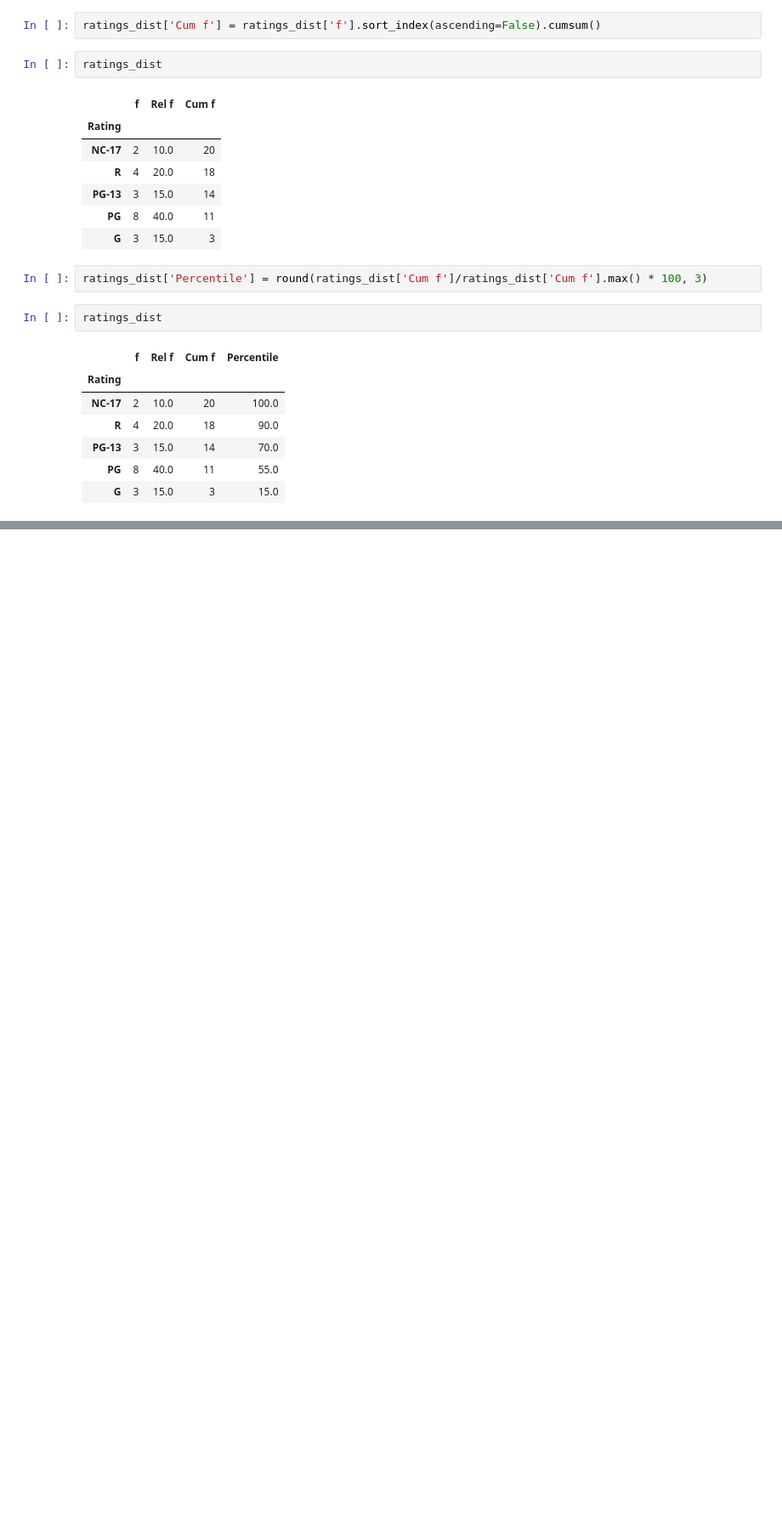
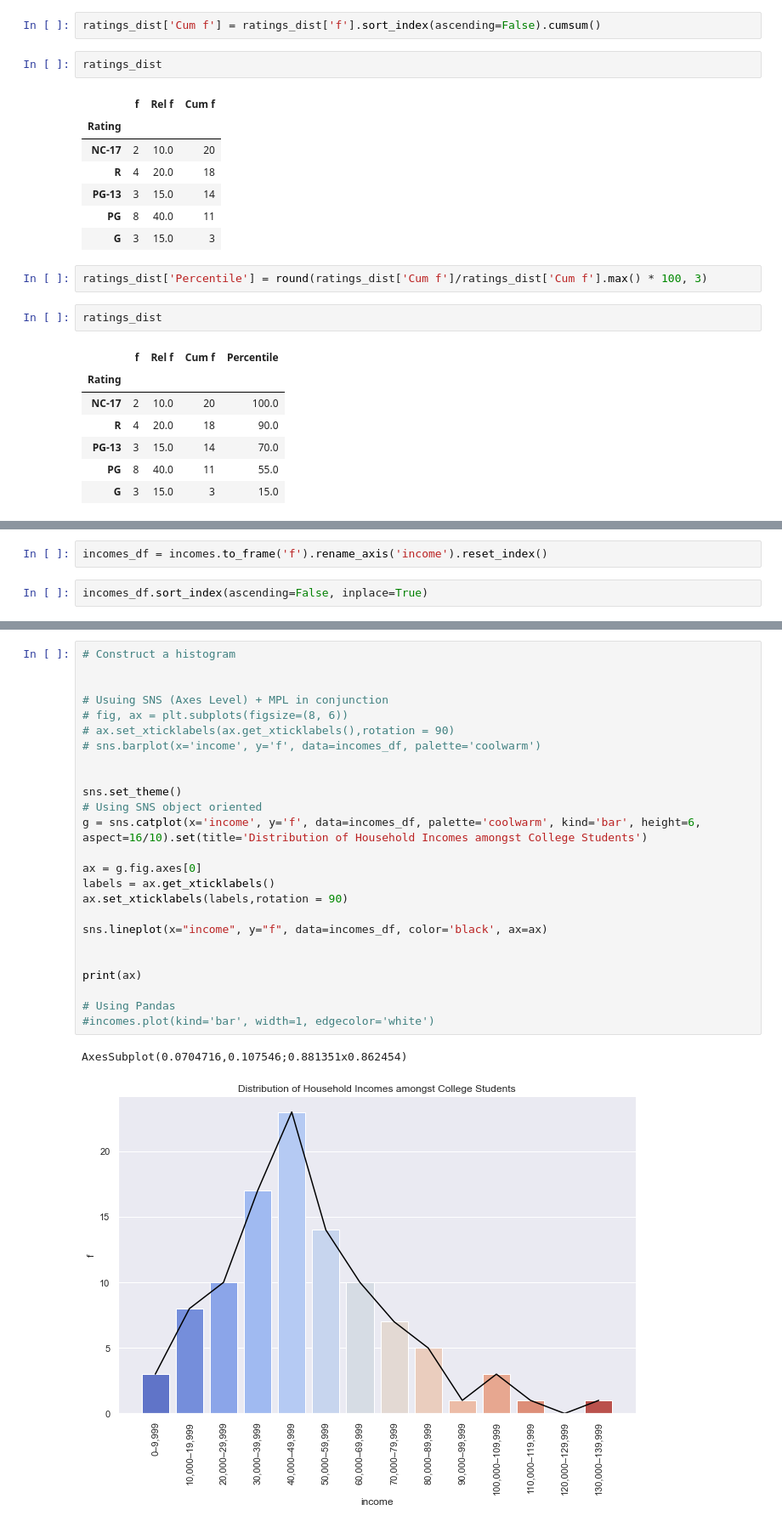
Before and after one commit to ramiz-rahman/Statistics, a Jupyter notebook: 01_frequency_distributions_and_graphs.ipynb, the cells around one changed output, grey strips where cells are left out. Shown: that part at 85% size. Drawn from its saved outputs; the diff is of its cells as text; blank space fills up the shorter version.

Commit message:
Feat: Add Notes for Graphs

```diff
--- a/01_frequency_distributions_and_graphs.ipynb
+++ b/01_frequency_distributions_and_graphs.ipynb
@@ -417,0 +474,4 @@ ratings_dist
+# %%
+incomes_df = incomes.to_frame('f').rename_axis('income').reset_index()
+# %%
+incomes_df.sort_index(ascending=False, inplace=True)
@@ -417,0 +496,28 @@ ratings_dist
+# %%
+# Construct a histogram
+
+
+# Usuing SNS (Axes Level) + MPL in conjunction
+# fig, ax = plt.subplots(figsize=(8, 6))
+# ax.set_xticklabels(ax.get_xticklabels(),rotation = 90)
+# sns.barplot(x='income', y='f', data=incomes_df, palette='coolwarm')
+
+
+sns.set_theme()
+# Using SNS object oriented
+g = sns.catplot(x='income', y='f', data=incomes_df, palette='coolwarm', kind='bar', height=6, aspect=16/10).set(title='Distribution of Household Incomes amongst College Students')
+
+ax = g.fig.axes[0]
+labels = ax.get_xticklabels()
+ax.set_xticklabels(labels,rotation = 90)
+
+sns.lineplot(x="income", y="f", data=incomes_df, color='black', ax=ax)
+
+
+print(ax)
+
+# Using Pandas
+#incomes.plot(kind='bar', width=1, edgecolor='white')
+# %% [output]
+AxesSubplot(0.0704716,0.107546;0.881351x0.862454)
+[figure, added]
```
Also changed, not shown: parts of 16 cells of this notebook.
